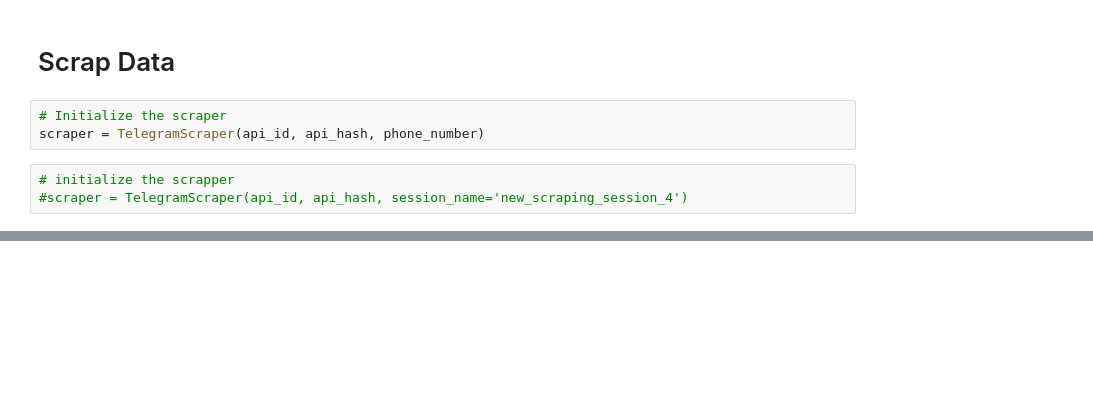
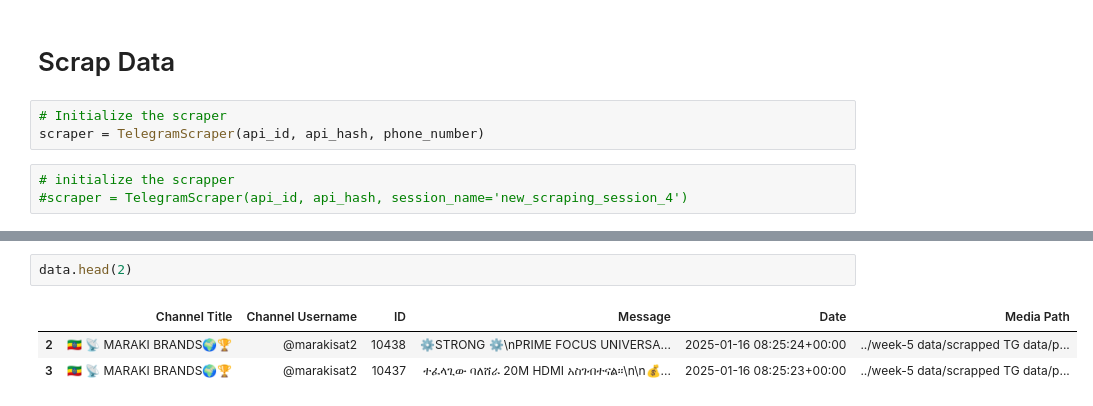
Before and after one commit to zereay74/Kaim-week-5, a Jupyter notebook: notebooks/Task_1_Telegram_Data_Ingestion.ipynb, the cells around one changed output, grey strips where cells are left out. Saved outputs shown, nothing was run; the diff lists cells and outputs as text; blank space fills up the shorter version.

```diff
--- a/notebooks/Task_1_Telegram_Data_Ingestion.ipynb
+++ b/notebooks/Task_1_Telegram_Data_Ingestion.ipynb
@@ -64,0 +107,6 @@ KeyboardInterrupt:
+# %%
+data.head(2)
+# %% [output]
+|  | Channel Title | Channel Username | ID | Message | Date | Media Path |
+| 2 | 🇪🇹 📡 MARAKI BRANDS🌍🏆 | @marakisat2 | 10438 | ⚙️STRONG ⚙️\nPRIME FOCUS UNIVERSA... | 2025-01-16 08:25:24+00:00 | ../week-5 data/scrapped TG data/p... |
+| 3 | 🇪🇹 📡 MARAKI BRANDS🌍🏆 | @marakisat2 | 10437 | ተፈላጊው ባለሸራ 20M HDMI አስገብተናል።\n\n💰... | 2025-01-16 08:25:23+00:00 | ../week-5 data/scrapped TG data/p... |
```
Also changed, not shown: parts of 11 cells of this notebook, 1 other file.
